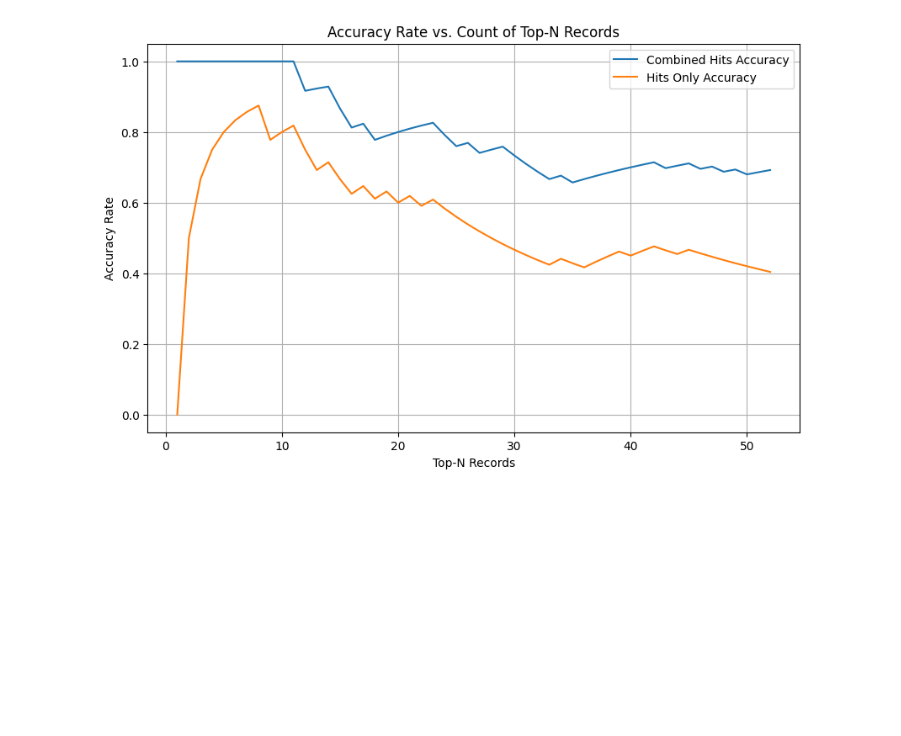
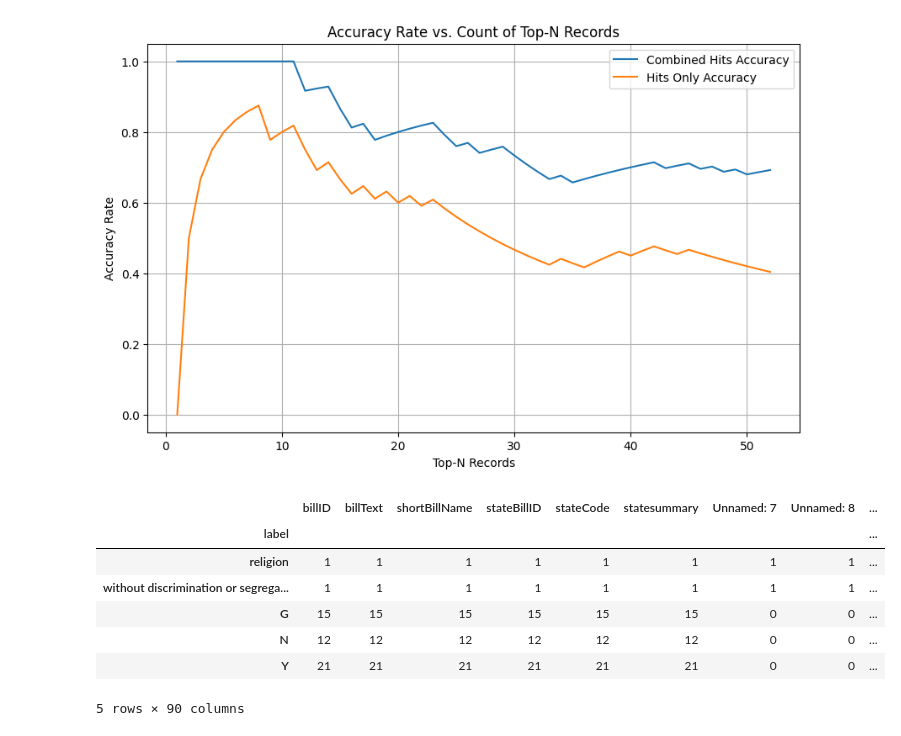
Before and after one commit to karenswang/semantic-search, a Jupyter notebook: data_processing/search.ipynb, the cells around one changed output. Cells and saved outputs as stored; diff of their text form; code cells hidden in the pictures; blank space fills up the shorter version.

```diff
--- a/data_processing/search.ipynb
+++ b/data_processing/search.ipynb
@@ -122,3 +173,15 @@ plt.grid(True)
 plt.show()
 # %% [output]
 [figure]
+# %%
+mo_50 = pd.read_csv('../data_storage/legislation/MO_weaviate_result_top_50.csv')
+mo_50.groupby('label').count()
+# %% [output]
+|  | billID | billText | shortBillName | stateBillID | stateCode | statesummary | Unnamed: 7 | Unnamed: 8 | ... |
+| label |  |  |  |  |  |  |  |  | ... |
+| religion | 1 | 1 | 1 | 1 | 1 | 1 | 1 | 1 | ... |
+| without discrimination or segrega... | 1 | 1 | 1 | 1 | 1 | 1 | 1 | 1 | ... |
+| G | 15 | 15 | 15 | 15 | 15 | 15 | 0 | 0 | ... |
+| N | 12 | 12 | 12 | 12 | 12 | 12 | 0 | 0 | ... |
+| Y | 21 | 21 | 21 | 21 | 21 | 21 | 0 | 0 | ... |
+5 rows × 90 columns
```
Also changed, not shown: parts of 4 cells of this notebook, 2 other files.
